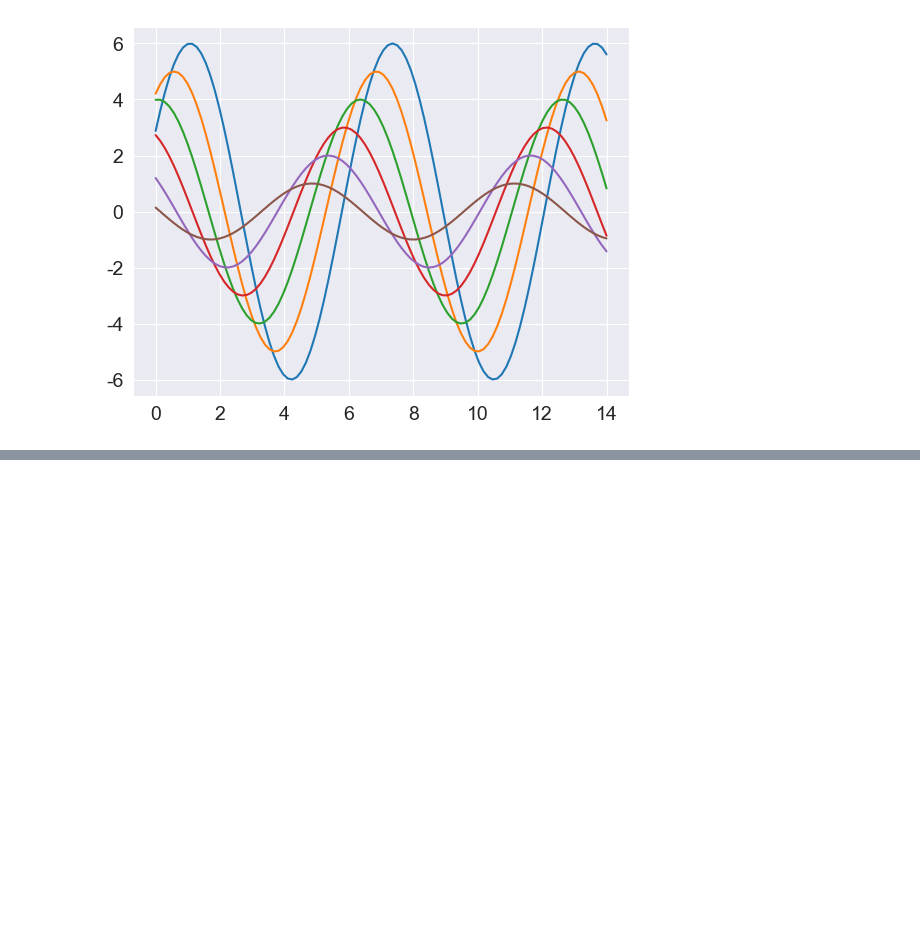
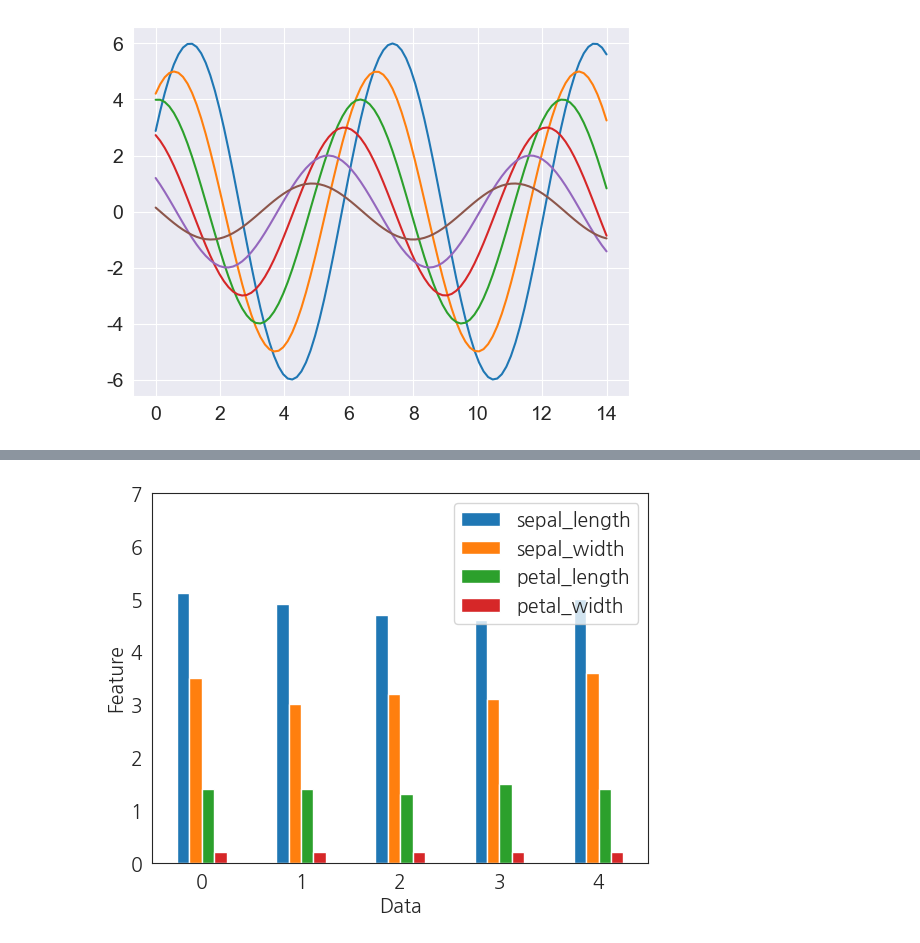
Before and after one commit to DDDDKo/python_study, a Jupyter notebook: matplotlib_visualize_data/matplotlib_example.ipynb, the cells around one changed output, grey strips where cells are left out. Cells and saved outputs as stored; diff of their text form; code cells hidden in the pictures; blank space fills up the shorter version.

```diff
--- a/matplotlib_visualize_data/matplotlib_example.ipynb
+++ b/matplotlib_visualize_data/matplotlib_example.ipynb
@@ -340,0 +383,9 @@ sinplot()
+# %%
+data = iris[:5]
+data.plot.bar(rot=0)
+plt.xlabel('Data')
+plt.ylabel('Feature')
+plt.ylim(0, 7)
+plt.show()
+# %% [output]
+[figure, added]
```
Also changed, not shown: parts of 33 cells of this notebook.
